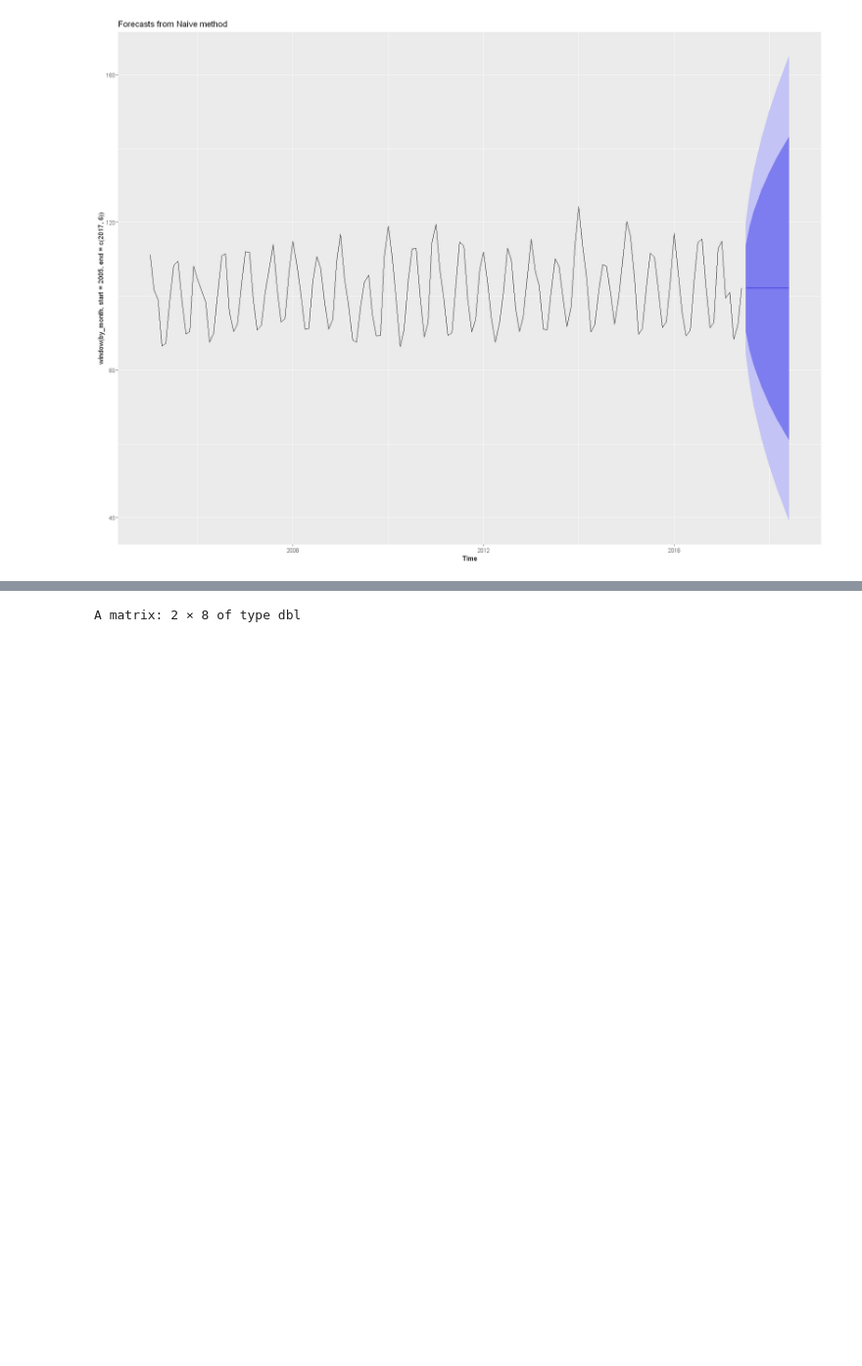
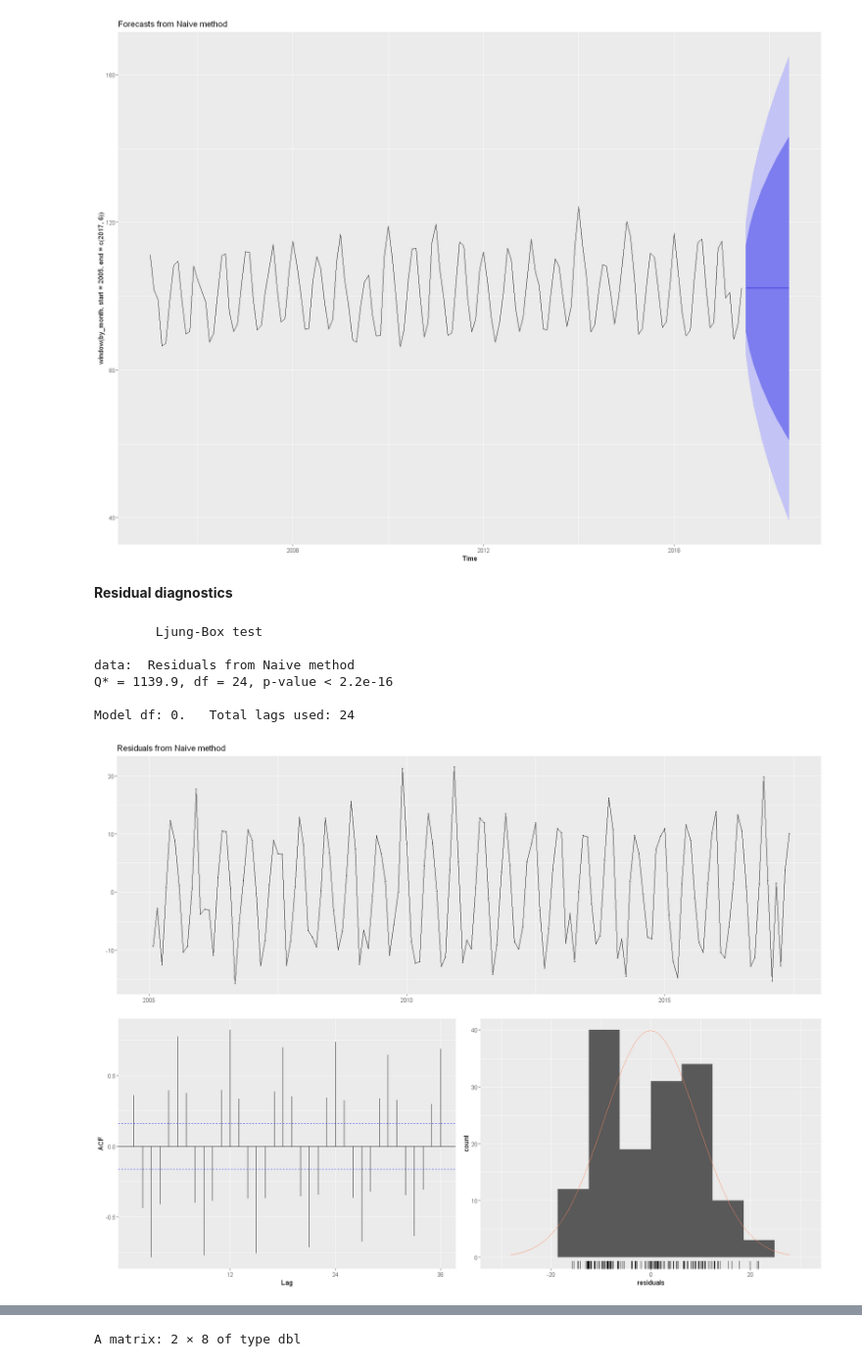
Before and after one commit to achatzia/Forecasting, a Jupyter notebook: Power_prod_R.ipynb, the cells around one changed output, grey strips where cells are left out. Shown at 98% size. Cells and saved outputs as stored; diff of their text form; code cells hidden in the pictures; blank space fills up the shorter version.

```diff
--- a/Power_prod_R.ipynb
+++ b/Power_prod_R.ipynb
@@ -165,3 +194,15 @@ naive_fc = naive(window(by_month,start=2005,end=c(2017,6)), h=12)
 autoplot(naive_fc)
 # %% [output]
 [figure]
+# %% [markdown]
+ **Residual diagnostics**
+# %%
+checkresiduals(naive_fc)
+# %% [output]
+        Ljung-Box test
+
+data:  Residuals from Naive method
+Q* = 1139.9, df = 24, p-value < 2.2e-16
+
+Model df: 0.   Total lags used: 24
+[figure, added]
```
Also changed, not shown: parts of 16 cells of this notebook.
